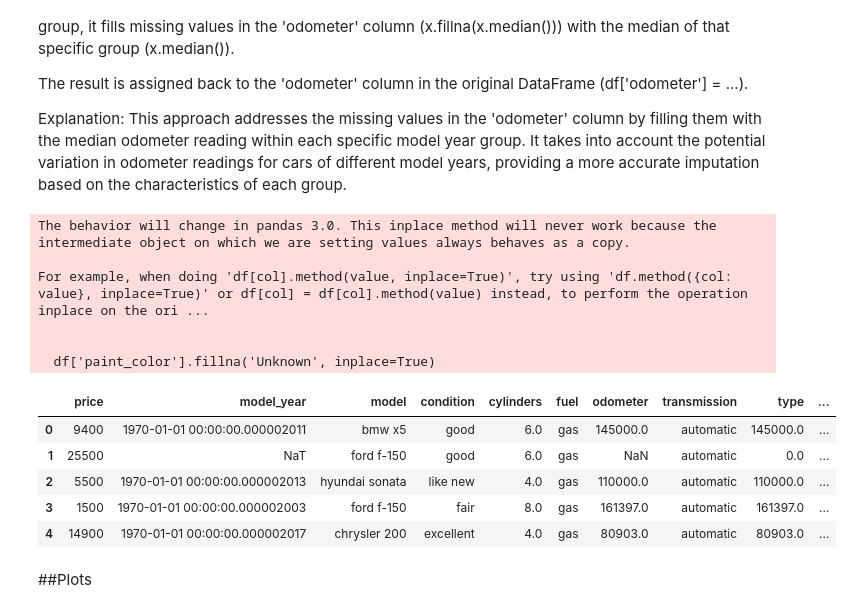
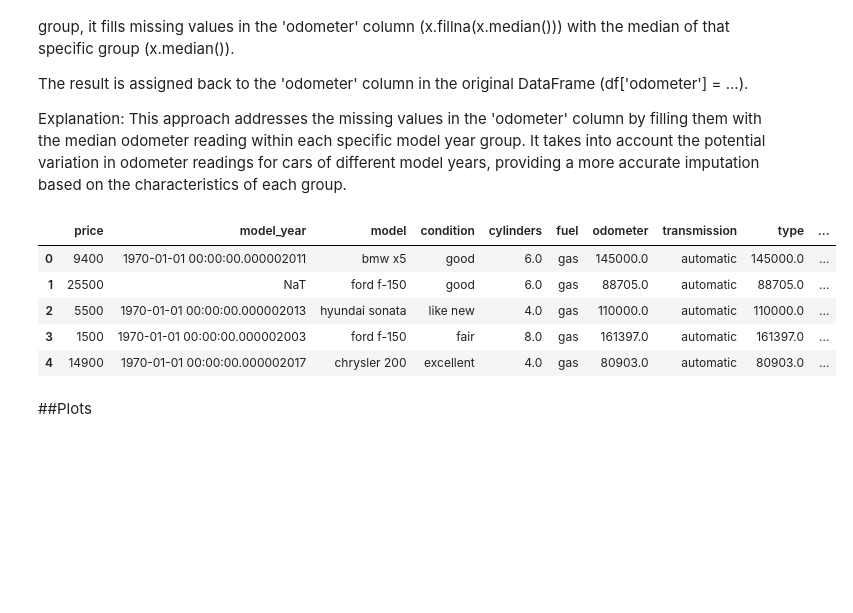
Before and after one commit to Ann-jo2/Readme1, a Jupyter notebook: notebooks/EDA.ipynb, the cells around one changed output. Cells and saved outputs as stored; diff of their text form; code cells hidden in the pictures; blank space fills up the shorter version.

```diff
--- a/notebooks/EDA.ipynb
+++ b/notebooks/EDA.ipynb
@@ -64,28 +64,18 @@ The result is assigned back to the 'odometer' column in the original DataFrame (
 
 Explanation: This approach addresses the missing values in the 'odometer' column by filling them with the median odometer reading within each specific model year group. It takes into account the potential variation in odometer readings for cars of different model years, providing a more accurate imputation based on the characteristics of each group.
 # %%
-# Filling missing values in 'odometer' based on median within each model year group
-df['odometer'] = df.groupby('model_year')['odometer'].transform(lambda x: x.fillna(x.median()))
+df['odometer'] = df['odometer'].fillna(df.groupby('model_year')['odometer'].transform('median'))
 
-# Filling missing values in 'paint_color' with 'Unknown'
-df['paint_color'].fillna('Unknown', inplace=True)
+df['paint_color'] = df['paint_color'].fillna('Unknown')
 
-# Convert the 'model_year' column to datetime format (assuming it's a year)
 df['model_year'] = pd.to_datetime(df['model_year'], errors='coerce')
 
-# Calculate the total sales for each game and put these values in a separate column
 df['type'] = df[['odometer']].sum(axis=1)
 df.head()
 # %% [output]
-The behavior will change in pandas 3.0. This inplace method will never work because the intermediate object on which we are setting values always behaves as a copy.
-
-For example, when doing 'df[col].method(value, inplace=True)', try using 'df.method({col: value}, inplace=True)' or df[col] = df[col].method(value) instead, to perform the operation inplace on the ori ...
-
-
-  df['paint_color'].fillna('Unknown', inplace=True)
 |  | price | model_year | model | condition | cylinders | fuel | odometer | transmission | type | ... |
 | 0 | 9400 | 1970-01-01 00:00:00.000002011 | bmw x5 | good | 6.0 | gas | 145000.0 | automatic | 145000.0 | ... |
-| 1 | 25500 | NaT | ford f-150 | good | 6.0 | gas | NaN | automatic | 0.0 | ... |
+| 1 | 25500 | NaT | ford f-150 | good | 6.0 | gas | 88705.0 | automatic | 88705.0 | ... |
 | 2 | 5500 | 1970-01-01 00:00:00.000002013 | hyundai sonata | like new | 4.0 | gas | 110000.0 | automatic | 110000.0 | ... |
 | 3 | 1500 | 1970-01-01 00:00:00.000002003 | ford f-150 | fair | 8.0 | gas | 161397.0 | automatic | 161397.0 | ... |
 | 4 | 14900 | 1970-01-01 00:00:00.000002017 | chrysler 200 | excellent | 4.0 | gas | 80903.0 | automatic | 80903.0 | ... |
```
